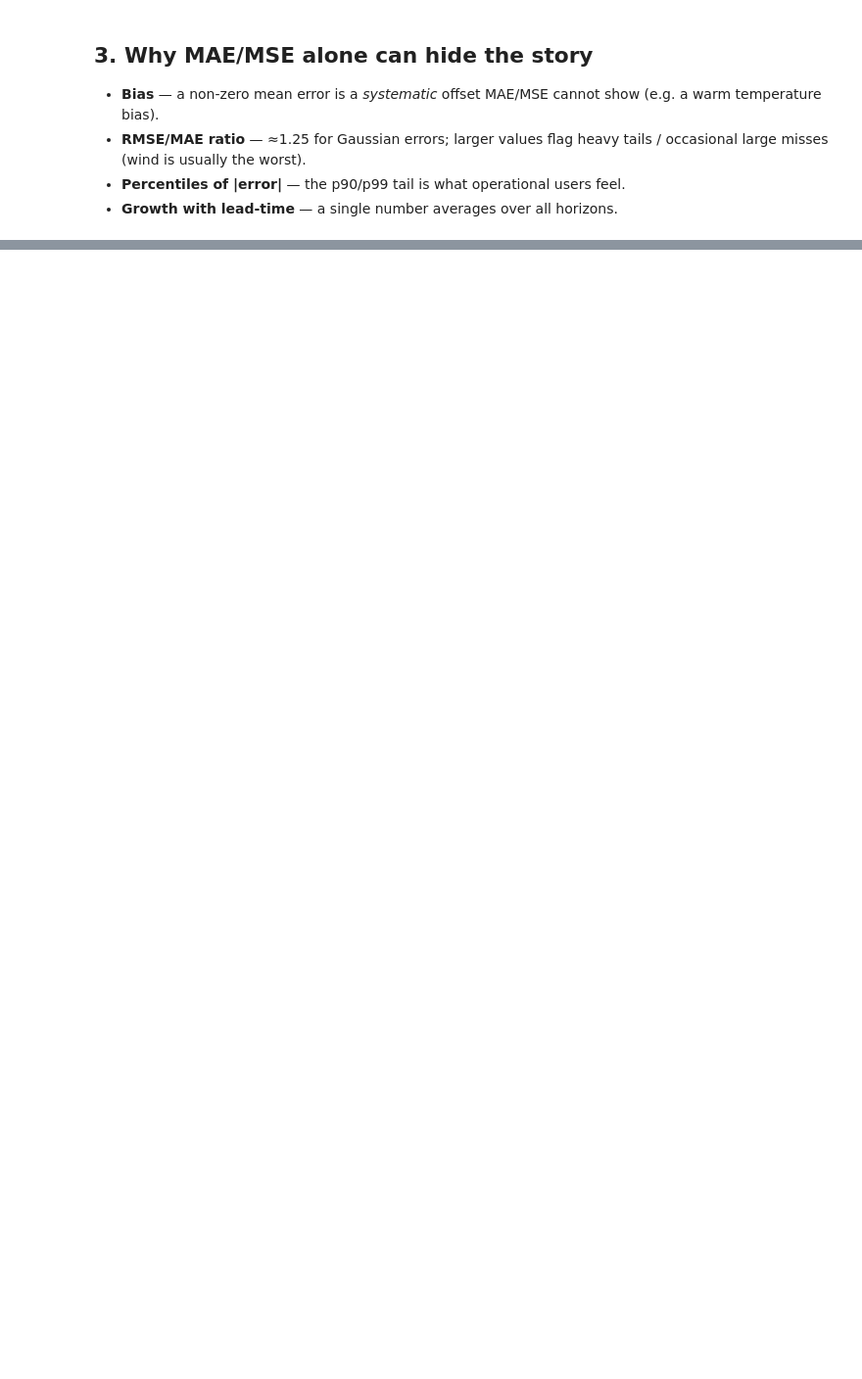
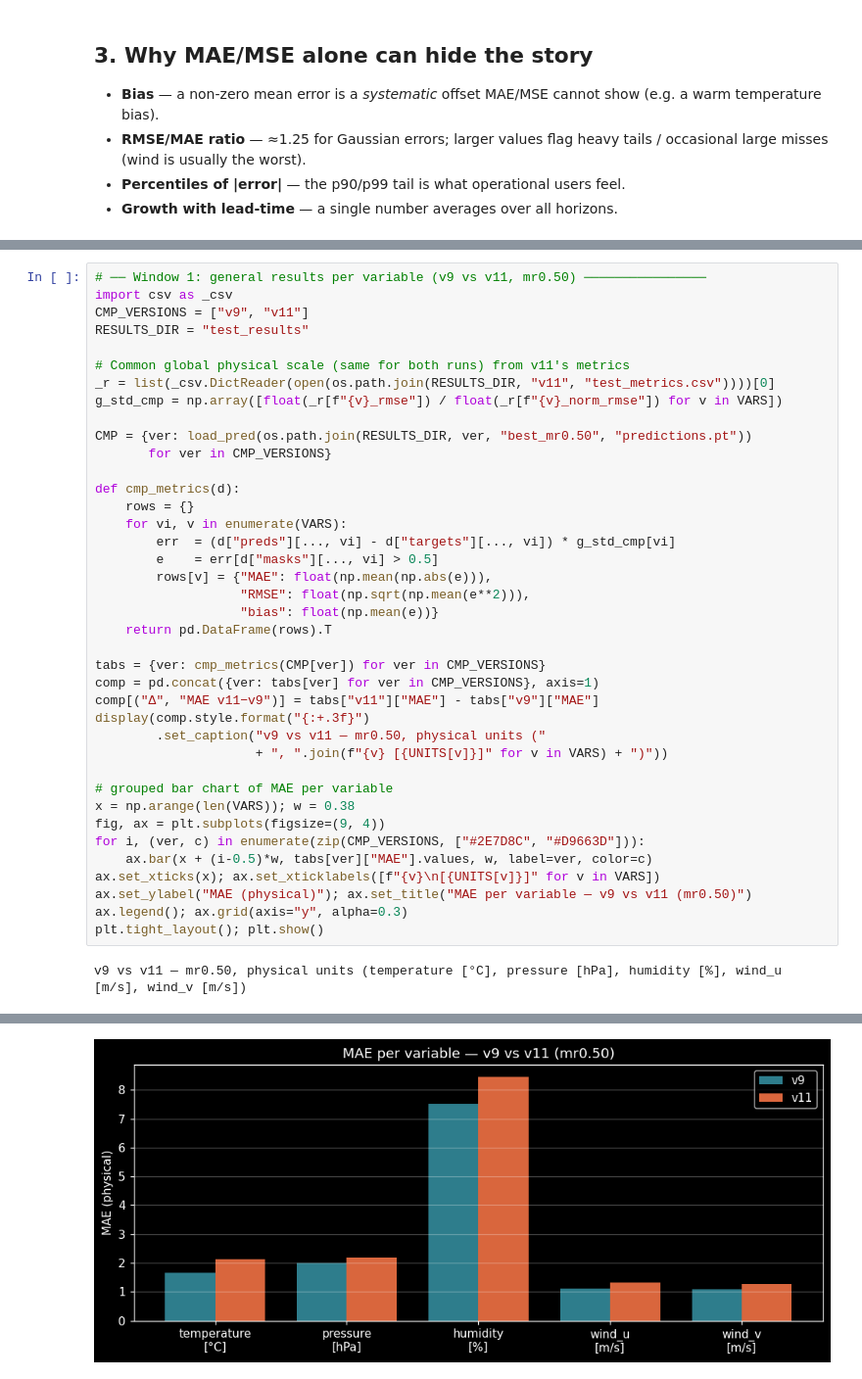
Before and after one commit to aureliedj/weather-station-model-with-transformers, a Jupyter notebook: Station MAE/Test_Results_Exploration.ipynb, the cells around one changed output, grey strips where cells are left out. Shown at 98% size. Drawn from its saved outputs; the diff is of its cells as text; blank space fills up the shorter version.

```diff
--- a/Station MAE/Test_Results_Exploration.ipynb
+++ b/Station MAE/Test_Results_Exploration.ipynb
@@ -297,0 +305,41 @@ else:
+# %%
+# ── Window 1: general results per variable (v9 vs v11, mr0.50) ────────────────
+import csv as _csv
+CMP_VERSIONS = ["v9", "v11"]
+RESULTS_DIR = "test_results"
+
+# Common global physical scale (same for both runs) from v11's metrics
+_r = list(_csv.DictReader(open(os.path.join(RESULTS_DIR, "v11", "test_metrics.csv"))))[0]
+g_std_cmp = np.array([float(_r[f"{v}_rmse"]) / float(_r[f"{v}_norm_rmse"]) for v in VARS])
+
+CMP = {ver: load_pred(os.path.join(RESULTS_DIR, ver, "best_mr0.50", "predictions.pt"))
+       for ver in CMP_VERSIONS}
+
+def cmp_metrics(d):
+    rows = {}
+    for vi, v in enumerate(VARS):
+        err  = (d["preds"][..., vi] - d["targets"][..., vi]) * g_std_cmp[vi]
+        e    = err[d["masks"][..., vi] > 0.5]
+        rows[v] = {"MAE": float(np.mean(np.abs(e))),
+                   "RMSE": float(np.sqrt(np.mean(e**2))),
+                   "bias": float(np.mean(e))}
+    return pd.DataFrame(rows).T
+
+tabs = {ver: cmp_metrics(CMP[ver]) for ver in CMP_VERSIONS}
+comp = pd.concat({ver: tabs[ver] for ver in CMP_VERSIONS}, axis=1)
+comp[("Δ", "MAE v11−v9")] = tabs["v11"]["MAE"] - tabs["v9"]["MAE"]
+display(comp.style.format("{:+.3f}")
+        .set_caption("v9 vs v11 — mr0.50, physical units ("
+                     + ", ".join(f"{v} [{UNITS[v]}]" for v in VARS) + ")"))
+
+# grouped bar chart of MAE per variable
+x = np.arange(len(VARS)); w = 0.38
+fig, ax = plt.subplots(figsize=(9, 4))
+for i, (ver, c) in enumerate(zip(CMP_VERSIONS, ["#2E7D8C", "#D9663D"])):
+    ax.bar(x + (i-0.5)*w, tabs[ver]["MAE"].values, w, label=ver, color=c)
+ax.set_xticks(x); ax.set_xticklabels([f"{v}\n[{UNITS[v]}]" for v in VARS])
+ax.set_ylabel("MAE (physical)"); ax.set_title("MAE per variable — v9 vs v11 (mr0.50)")
+ax.legend(); ax.grid(axis="y", alpha=0.3)
+plt.tight_layout(); plt.show()
+# %% [output]
+v9 vs v11 — mr0.50, physical units (temperature [°C], pressure [hPa], humidity [%], wind_u [m/s], wind_v [m/s])
@@ -297,0 +353 @@ else:
+[figure, added]
```
Also changed, not shown: parts of 10 cells of this notebook.
